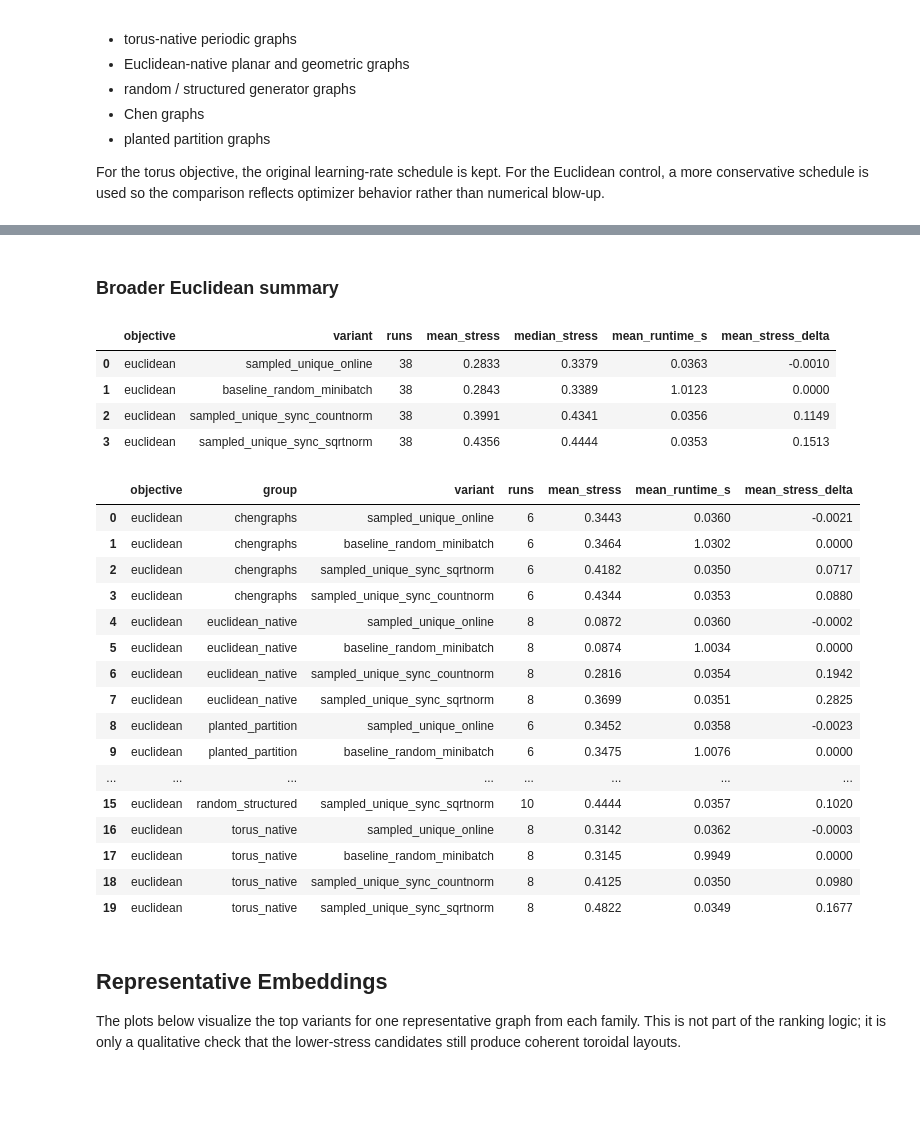
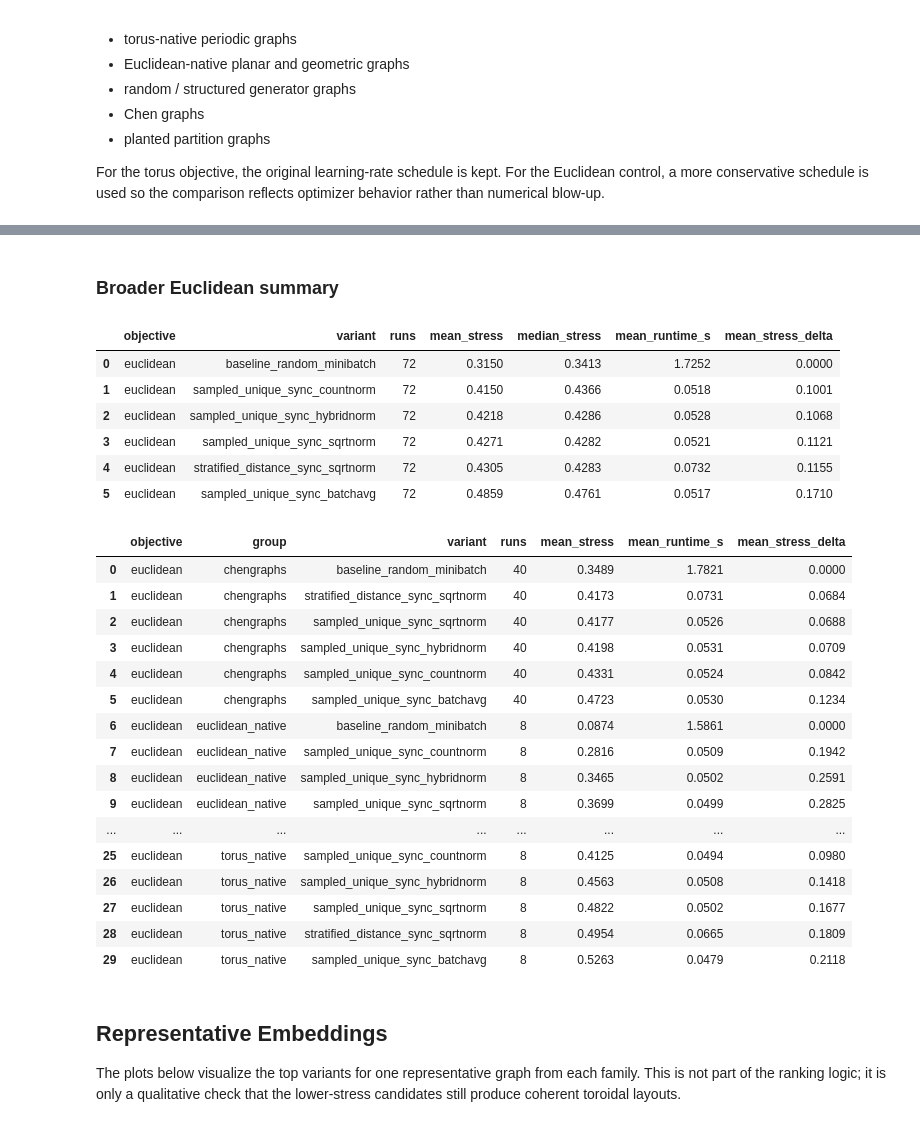
Before and after one commit to JacobLMiller/torus-mds, a Jupyter notebook: better_stress.ipynb, the cells around one changed output, grey strips where cells are left out. Saved outputs shown, nothing was run; the diff lists cells and outputs as text; code cells hidden in the pictures; blank space fills up the shorter version.

```diff
--- a/better_stress.ipynb
+++ b/better_stress.ipynb
@@ -40,8 +43,12 @@ BENCHMARK_KWARGS = {
     "theta": np.pi / 2,
 }
 SEEDS = (0, 1, 2)
-CHEN_INDICES = (1, 5, 10, 15, 20)
+CHEN_INDICES = None
 VARIANT_NAMES = [variant.name for variant in experiments.VARIANTS]
+VARIANT_NAMES.remove("full_sweep_sync_sqrtnorm")
+VARIANT_NAMES.remove("anchor_unique_online")
+VARIANT_NAMES.remove("coverage_unique_sync_sqrtnorm")
+print("Variants:", VARIANT_NAMES, "")
 
 print("Warming up Numba kernels...")
 experiments.warmup_variants()
@@ -408,12 +438,16 @@ This repeats the control experiments on a wider variety of graph families:
 For the torus objective, the original learning-rate schedule is kept. For the Euclidean control, a more conservative schedule is used so the comparison reflects optimizer behavior rather than numerical blow-up.
 # %%
 diverse_specs = experiments.build_diverse_control_benchmarks(seed=0)
-diverse_variant_names = [
-    "baseline_random_minibatch",
-    "sampled_unique_online",
-    "sampled_unique_sync_countnorm",
-    "sampled_unique_sync_sqrtnorm",
-]
+# diverse_variant_names = [
+#     "baseline_random_minibatch",
+#     "sampled_unique_online",
+#     "sampled_unique_sync_countnorm",
+#     "sampled_unique_sync_sqrtnorm",
+#     "sampled_unique_sync_hybridnorm",
+#     "stratified_distance_sync_sqrtnorm",
+#     "coverage_unique_sync_sqrtnorm",
+# ]
+diverse_variant_names = VARIANT_NAMES
 diverse_seeds = (0, 1)
 display(experiments.benchmark_catalog_df(diverse_specs))
 # %% [output]
@@ -479,45 +516,48 @@ display(diverse_torus_summary["by_group"])
 # %%
 diverse_euclidean_df = experiments.benchmark_objective_controls(
     diverse_specs,
     variant_names=diverse_variant_names,
+    objectives=("euclidean",),
     seeds=diverse_seeds,
     learning_rate=5.0,
     max_iters=120,
     batch_pairs=2048,
     alpha_init=1.0,
     alpha_ema=0.05,
     theta=np.pi / 2,
 )
 diverse_euclidean_df = diverse_euclidean_df.loc[diverse_euclidean_df["objective"] == "euclidean"].copy()
 diverse_euclidean_summary = experiments.summarize_objective_controls(diverse_euclidean_df)
 
 display(Markdown("### Broader Euclidean summary"))
 display(diverse_euclidean_summary["overall"])
 display(diverse_euclidean_summary["by_group"])
 # %% [output]
 ### Broader Euclidean summary
 |  | objective | variant | runs | mean_stress | median_stress | mean_runtime_s | mean_stress_delta |
-| 0 | euclidean | sampled_unique_online | 38 | 0.2833 | 0.3379 | 0.0363 | -0.0010 |
-| 1 | euclidean | baseline_random_minibatch | 38 | 0.2843 | 0.3389 | 1.0123 | 0.0000 |
-| 2 | euclidean | sampled_unique_sync_countnorm | 38 | 0.3991 | 0.4341 | 0.0356 | 0.1149 |
-| 3 | euclidean | sampled_unique_sync_sqrtnorm | 38 | 0.4356 | 0.4444 | 0.0353 | 0.1513 |
+| 0 | euclidean | baseline_random_minibatch | 72 | 0.3150 | 0.3413 | 1.7252 | 0.0000 |
+| 1 | euclidean | sampled_unique_sync_countnorm | 72 | 0.4150 | 0.4366 | 0.0518 | 0.1001 |
+| 2 | euclidean | sampled_unique_sync_hybridnorm | 72 | 0.4218 | 0.4286 | 0.0528 | 0.1068 |
+| 3 | euclidean | sampled_unique_sync_sqrtnorm | 72 | 0.4271 | 0.4282 | 0.0521 | 0.1121 |
+| 4 | euclidean | stratified_distance_sync_sqrtnorm | 72 | 0.4305 | 0.4283 | 0.0732 | 0.1155 |
+| 5 | euclidean | sampled_unique_sync_batchavg | 72 | 0.4859 | 0.4761 | 0.0517 | 0.1710 |
 |  | objective | group | variant | runs | mean_stress | mean_runtime_s | mean_stress_delta |
-| 0 | euclidean | chengraphs | sampled_unique_online | 6 | 0.3443 | 0.0360 | -0.0021 |
-| 1 | euclidean | chengraphs | baseline_random_minibatch | 6 | 0.3464 | 1.0302 | 0.0000 |
-| 2 | euclidean | chengraphs | sampled_unique_sync_sqrtnorm | 6 | 0.4182 | 0.0350 | 0.0717 |
-| 3 | euclidean | chengraphs | sampled_unique_sync_countnorm | 6 | 0.4344 | 0.0353 | 0.0880 |
-| 4 | euclidean | euclidean_native | sampled_unique_online | 8 | 0.0872 | 0.0360 | -0.0002 |
-| 5 | euclidean | euclidean_native | baseline_random_minibatch | 8 | 0.0874 | 1.0034 | 0.0000 |
-| 6 | euclidean | euclidean_native | sampled_unique_sync_countnorm | 8 | 0.2816 | 0.0354 | 0.1942 |
-| 7 | euclidean | euclidean_native | sampled_unique_sync_sqrtnorm | 8 | 0.3699 | 0.0351 | 0.2825 |
-| 8 | euclidean | planted_partition | sampled_unique_online | 6 | 0.3452 | 0.0358 | -0.0023 |
-| 9 | euclidean | planted_partition | baseline_random_minibatch | 6 | 0.3475 | 1.0076 | 0.0000 |
+| 0 | euclidean | chengraphs | baseline_random_minibatch | 40 | 0.3489 | 1.7821 | 0.0000 |
+| 1 | euclidean | chengraphs | stratified_distance_sync_sqrtnorm | 40 | 0.4173 | 0.0731 | 0.0684 |
+| 2 | euclidean | chengraphs | sampled_unique_sync_sqrtnorm | 40 | 0.4177 | 0.0526 | 0.0688 |
+| 3 | euclidean | chengraphs | sampled_unique_sync_hybridnorm | 40 | 0.4198 | 0.0531 | 0.0709 |
+| 4 | euclidean | chengraphs | sampled_unique_sync_countnorm | 40 | 0.4331 | 0.0524 | 0.0842 |
+| 5 | euclidean | chengraphs | sampled_unique_sync_batchavg | 40 | 0.4723 | 0.0530 | 0.1234 |
+| 6 | euclidean | euclidean_native | baseline_random_minibatch | 8 | 0.0874 | 1.5861 | 0.0000 |
+| 7 | euclidean | euclidean_native | sampled_unique_sync_countnorm | 8 | 0.2816 | 0.0509 | 0.1942 |
+| 8 | euclidean | euclidean_native | sampled_unique_sync_hybridnorm | 8 | 0.3465 | 0.0502 | 0.2591 |
+| 9 | euclidean | euclidean_native | sampled_unique_sync_sqrtnorm | 8 | 0.3699 | 0.0499 | 0.2825 |
 | ... | ... | ... | ... | ... | ... | ... | ... |
-| 15 | euclidean | random_structured | sampled_unique_sync_sqrtnorm | 10 | 0.4444 | 0.0357 | 0.1020 |
-| 16 | euclidean | torus_native | sampled_unique_online | 8 | 0.3142 | 0.0362 | -0.0003 |
-| 17 | euclidean | torus_native | baseline_random_minibatch | 8 | 0.3145 | 0.9949 | 0.0000 |
-| 18 | euclidean | torus_native | sampled_unique_sync_countnorm | 8 | 0.4125 | 0.0350 | 0.0980 |
-| 19 | euclidean | torus_native | sampled_unique_sync_sqrtnorm | 8 | 0.4822 | 0.0349 | 0.1677 |
+| 25 | euclidean | torus_native | sampled_unique_sync_countnorm | 8 | 0.4125 | 0.0494 | 0.0980 |
+| 26 | euclidean | torus_native | sampled_unique_sync_hybridnorm | 8 | 0.4563 | 0.0508 | 0.1418 |
+| 27 | euclidean | torus_native | sampled_unique_sync_sqrtnorm | 8 | 0.4822 | 0.0502 | 0.1677 |
+| 28 | euclidean | torus_native | stratified_distance_sync_sqrtnorm | 8 | 0.4954 | 0.0665 | 0.1809 |
+| 29 | euclidean | torus_native | sampled_unique_sync_batchavg | 8 | 0.5263 | 0.0479 | 0.2118 |
 # %% [markdown]
 ## Representative Embeddings
 
```
Also changed, not shown: parts of 16 cells of this notebook, 1 other file.
